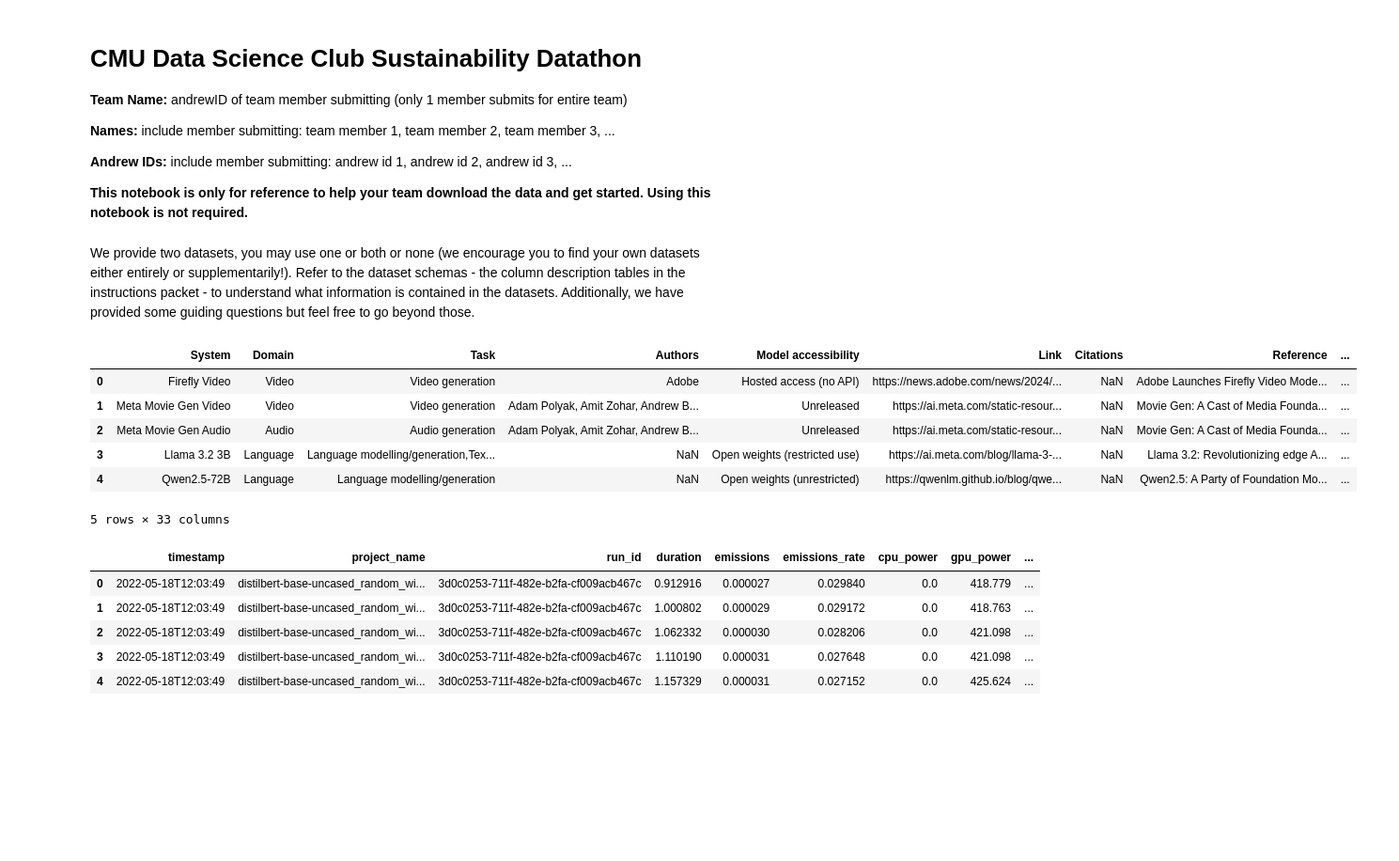
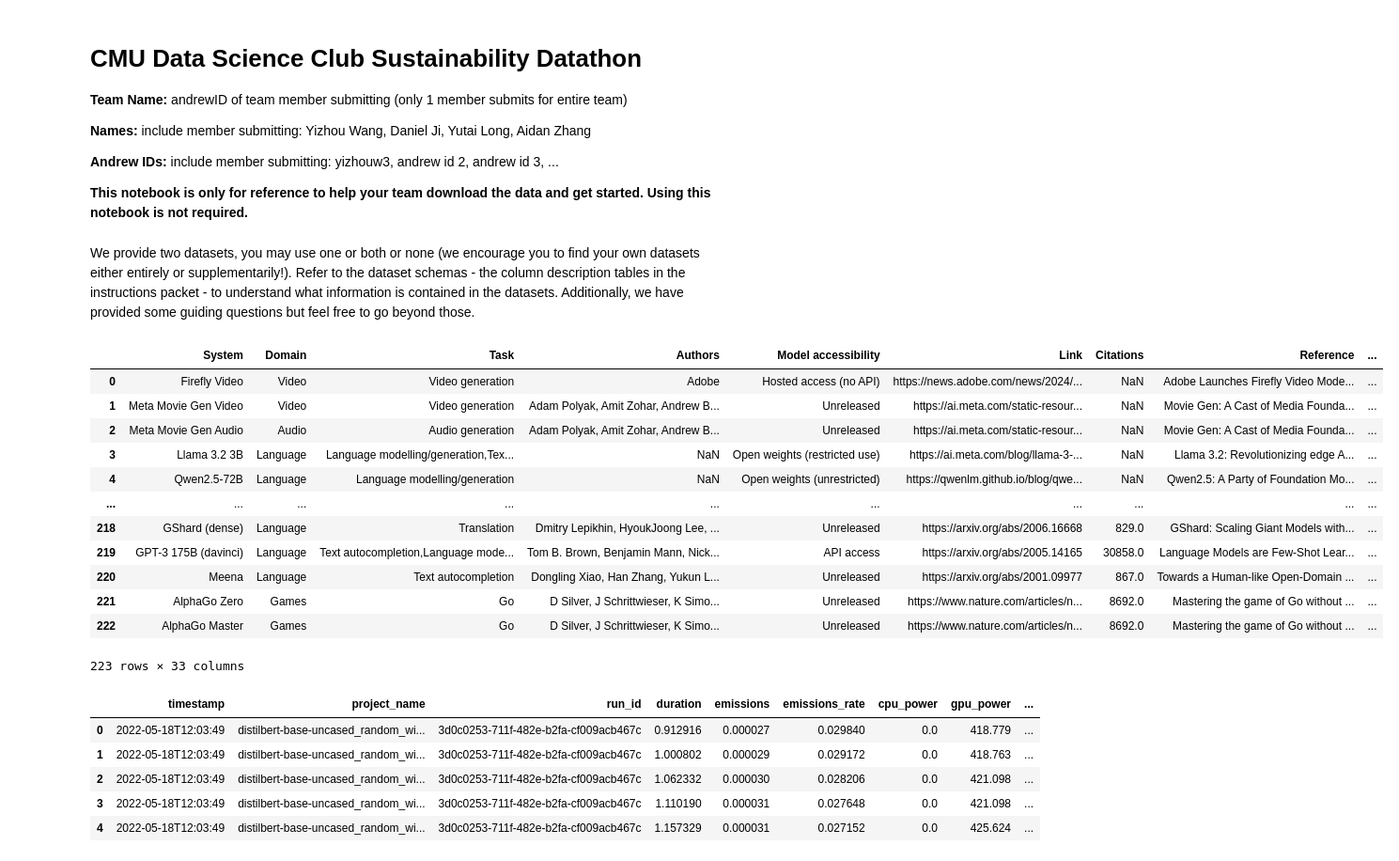
Before and after one commit to Burgundy800020/AI_sus_repo, a Jupyter notebook: Starter.ipynb, the cells around one changed output. Shown at 94% size. Drawn from its saved outputs; the diff is of its cells as text; code cells hidden in the pictures; blank space fills up the shorter version.

```diff
--- a/Starter.ipynb
+++ b/Starter.ipynb
@@ -3,9 +3,9 @@
 
 **Team Name:** andrewID of team member submitting (only 1 member submits for entire team)
 
-**Names:** include member submitting: team member 1, team member 2, team member 3, ...
+**Names:** include member submitting: Yizhou Wang, Daniel Ji, Yutai Long, Aidan Zhang
 
-**Andrew IDs:** include member submitting: andrew id 1, andrew id 2, andrew id 3, ...
+**Andrew IDs:** include member submitting: yizhouw3, andrew id 2, andrew id 3, ...
 
 **This notebook is only for reference to help your team download the data and get started. Using this notebook is not required.**
 # %%
@@ -17,14 +19,20 @@ import matplotlib.pyplot as plt
 We provide two datasets, you may use one or both or none (we encourage you to find your own datasets either entirely or supplementarily!). Refer to the dataset schemas - the column description tables in the instructions packet - to understand what information is contained in the datasets. Additionally, we have provided some guiding questions but feel free to go beyond those.
 # %%
 ### Load the data ###
-df_1 = pd.read_csv("large_scale_ai_models_added_cols.csv")
-df_1.head()
+df_1 = pd.read_csv("data/large_scale_ai_models_added_cols.csv")
+df_1
 # %% [output]
 |  | System | Domain | Task | Authors | Model accessibility | Link | Citations | Reference | ... |
 | 0 | Firefly Video | Video | Video generation | Adobe | Hosted access (no API) | https://news.adobe.com/news/2024/... | NaN | Adobe Launches Firefly Video Mode... | ... |
 | 1 | Meta Movie Gen Video | Video | Video generation | Adam Polyak, Amit Zohar, Andrew B... | Unreleased | https://ai.meta.com/static-resour... | NaN | Movie Gen: A Cast of Media Founda... | ... |
 | 2 | Meta Movie Gen Audio | Audio | Audio generation | Adam Polyak, Amit Zohar, Andrew B... | Unreleased | https://ai.meta.com/static-resour... | NaN | Movie Gen: A Cast of Media Founda... | ... |
 | 3 | Llama 3.2 3B | Language | Language modelling/generation,Tex... | NaN | Open weights (restricted use) | https://ai.meta.com/blog/llama-3-... | NaN | Llama 3.2: Revolutionizing edge A... | ... |
 | 4 | Qwen2.5-72B | Language | Language modelling/generation | NaN | Open weights (unrestricted) | https://qwenlm.github.io/blog/qwe... | NaN | Qwen2.5: A Party of Foundation Mo... | ... |
+| ... | ... | ... | ... | ... | ... | ... | ... | ... | ... |
+| 218 | GShard (dense) | Language | Translation | Dmitry Lepikhin, HyoukJoong Lee, ... | Unreleased | https://arxiv.org/abs/2006.16668 | 829.0 | GShard: Scaling Giant Models with... | ... |
+| 219 | GPT-3 175B (davinci) | Language | Text autocompletion,Language mode... | Tom B. Brown, Benjamin Mann, Nick... | API access | https://arxiv.org/abs/2005.14165 | 30858.0 | Language Models are Few-Shot Lear... | ... |
+| 220 | Meena | Language | Text autocompletion | Dongling Xiao, Han Zhang, Yukun L... | Unreleased | https://arxiv.org/abs/2001.09977 | 867.0 | Towards a Human-like Open-Domain ... | ... |
+| 221 | AlphaGo Zero | Games | Go | D Silver, J Schrittwieser, K Simo... | Unreleased | https://www.nature.com/articles/n... | 8692.0 | Mastering the game of Go without ... | ... |
+| 222 | AlphaGo Master | Games | Go | D Silver, J Schrittwieser, K Simo... | Unreleased | https://www.nature.com/articles/n... | 8692.0 | Mastering the game of Go without ... | ... |
-5 rows × 33 columns
+223 rows × 33 columns
 # %%
```
Also changed, not shown: parts of 30 cells of this notebook, 6 other files.
